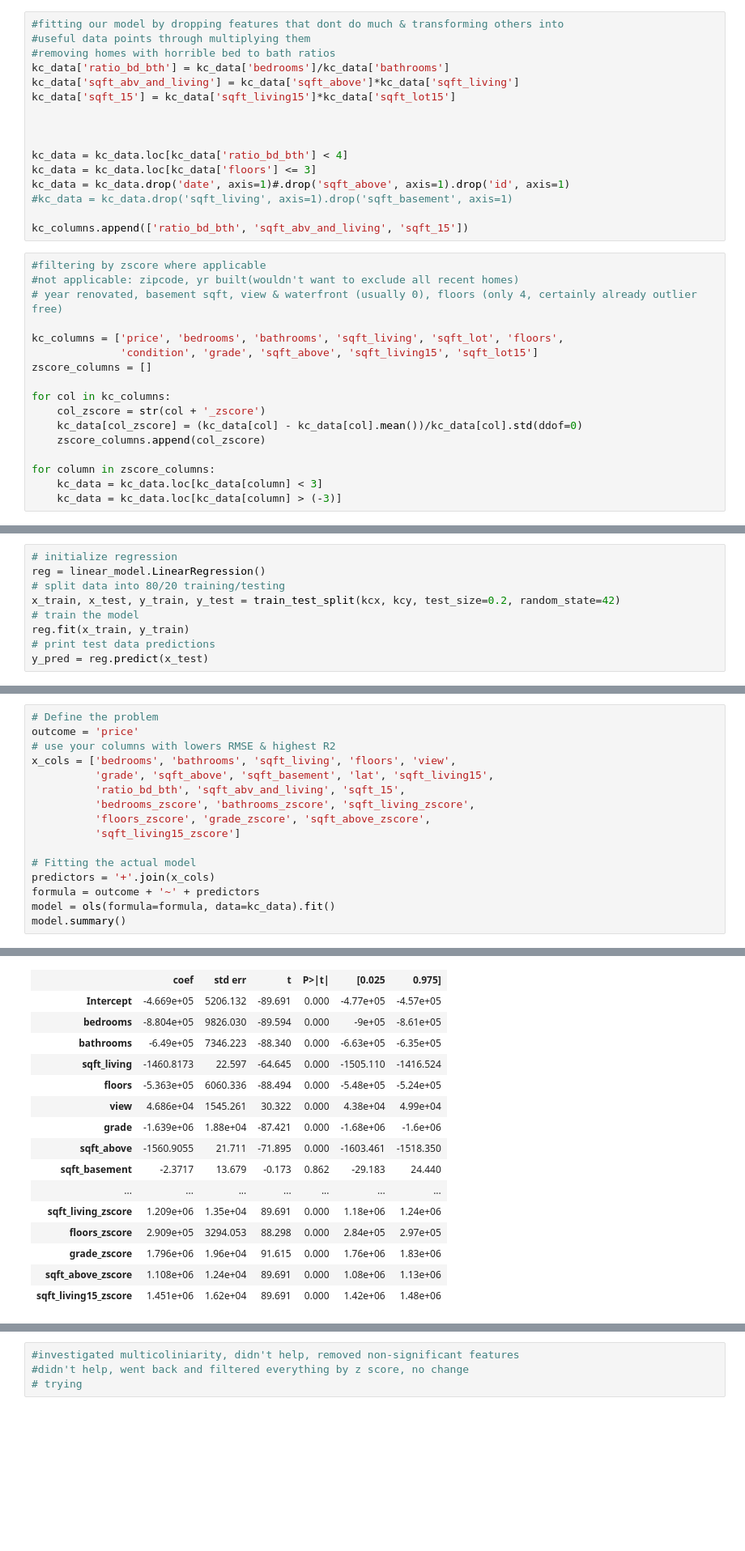
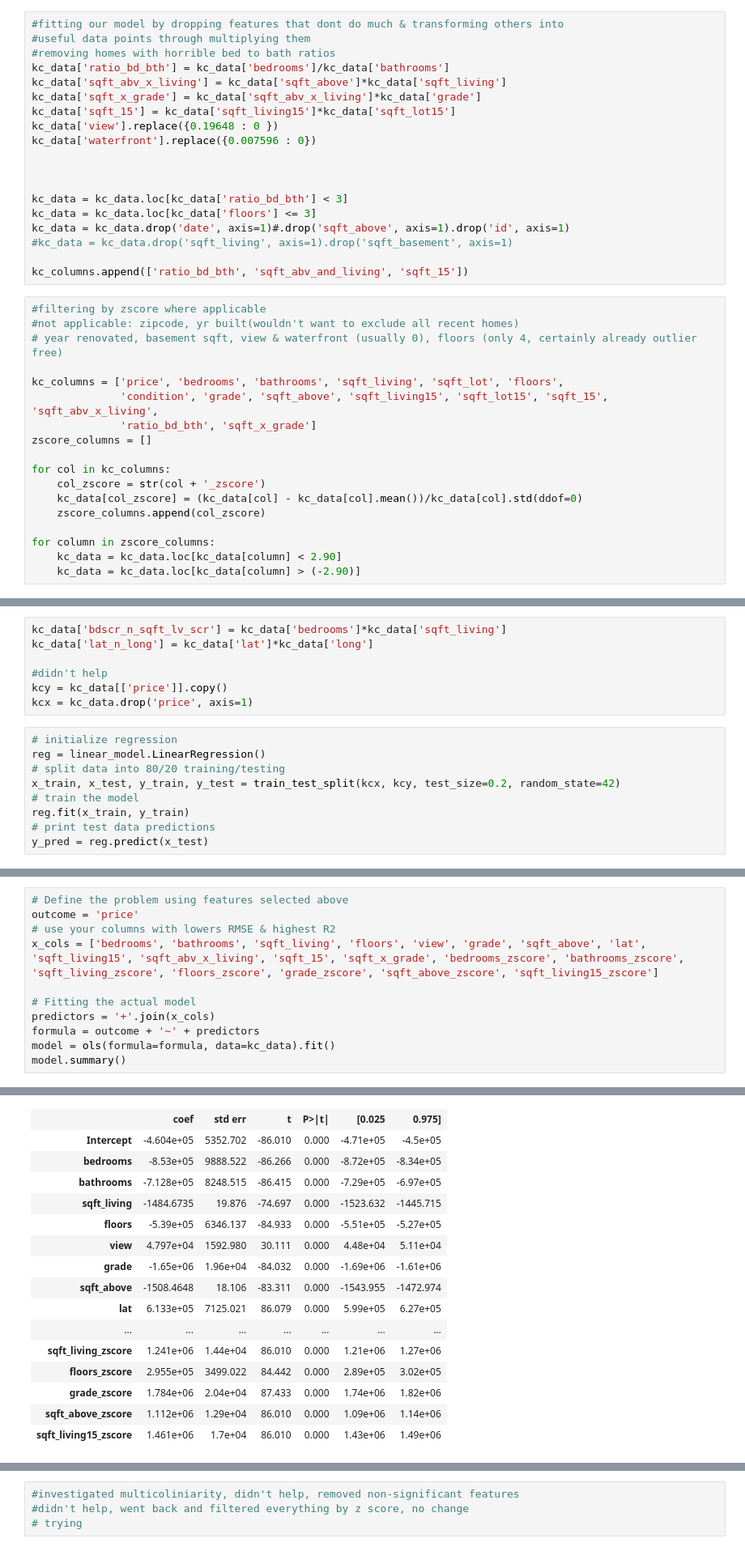
Before and after one commit to BlueViper8907/King-County-Housing-Regression, a Jupyter notebook: Modeling.ipynb, the cells around one changed output, grey strips where cells are left out. Shown at 81% size. Cells and saved outputs as stored; diff of their text form; blank space fills up the shorter version.

```diff
--- a/Modeling.ipynb
+++ b/Modeling.ipynb
@@ -43,12 +43,15 @@ kc_data = pd.read_csv('dsc-phase-2-project/data/Cleaned_Dataset.csv', parse_date
 #useful data points through multiplying them
 #removing homes with horrible bed to bath ratios
 kc_data['ratio_bd_bth'] = kc_data['bedrooms']/kc_data['bathrooms']
-kc_data['sqft_abv_and_living'] = kc_data['sqft_above']*kc_data['sqft_living']
+kc_data['sqft_abv_x_living'] = kc_data['sqft_above']*kc_data['sqft_living']
+kc_data['sqft_x_grade'] = kc_data['sqft_abv_x_living']*kc_data['grade']
 kc_data['sqft_15'] = kc_data['sqft_living15']*kc_data['sqft_lot15']
+kc_data['view'].replace({0.19648 : 0 })
+kc_data['waterfront'].replace({0.007596 : 0})
 
 
 
-kc_data = kc_data.loc[kc_data['ratio_bd_bth'] < 4]
+kc_data = kc_data.loc[kc_data['ratio_bd_bth'] < 3]
 kc_data = kc_data.loc[kc_data['floors'] <= 3]
 kc_data = kc_data.drop('date', axis=1)#.drop('sqft_above', axis=1).drop('id', axis=1)
 #kc_data = kc_data.drop('sqft_living', axis=1).drop('sqft_basement', axis=1)
@@ -60,7 +63,8 @@ kc_columns.append(['ratio_bd_bth', 'sqft_abv_and_living', 'sqft_15'])
 # year renovated, basement sqft, view & waterfront (usually 0), floors (only 4, certainly already outlier free)
 
 kc_columns = ['price', 'bedrooms', 'bathrooms', 'sqft_living', 'sqft_lot', 'floors',
-              'condition', 'grade', 'sqft_above', 'sqft_living15', 'sqft_lot15']
+              'condition', 'grade', 'sqft_above', 'sqft_living15', 'sqft_lot15', 'sqft_15', 'sqft_abv_x_living',
+              'ratio_bd_bth', 'sqft_x_grade']
 zscore_columns = []
 
 for col in kc_columns:
@@ -69,5 +73,5 @@ for col in kc_columns:
     zscore_columns.append(col_zscore)
 
 for column in zscore_columns:
-    kc_data = kc_data.loc[kc_data[column] < 3]
-    kc_data = kc_data.loc[kc_data[column] > (-3)]
+    kc_data = kc_data.loc[kc_data[column] < 2.90]
+    kc_data = kc_data.loc[kc_data[column] > (-2.90)]
@@ -77,3 +78,10 @@ kcy = kc_data.drop('price', axis=1)
+# %%
+kc_data['bdscr_n_sqft_lv_scr'] = kc_data['bedrooms']*kc_data['sqft_living']
+kc_data['lat_n_long'] = kc_data['lat']*kc_data['long']
+
+#didn't help
+kcy = kc_data[['price']].copy()
+kcx = kc_data.drop('price', axis=1)
 # %%
 # initialize regression
 reg = linear_model.LinearRegression()
@@ -127,13 +133,8 @@ dtype: float64
 # %%
-# Define the problem
+# Define the problem using features selected above
 outcome = 'price'
 # use your columns with lowers RMSE & highest R2
-x_cols = ['bedrooms', 'bathrooms', 'sqft_living', 'floors', 'view',
-          'grade', 'sqft_above', 'sqft_basement', 'lat', 'sqft_living15',
-          'ratio_bd_bth', 'sqft_abv_and_living', 'sqft_15',
-          'bedrooms_zscore', 'bathrooms_zscore', 'sqft_living_zscore',
-          'floors_zscore', 'grade_zscore', 'sqft_above_zscore',
-          'sqft_living15_zscore']
+x_cols = ['bedrooms', 'bathrooms', 'sqft_living', 'floors', 'view', 'grade', 'sqft_above', 'lat', 'sqft_living15', 'sqft_abv_x_living', 'sqft_15', 'sqft_x_grade', 'bedrooms_zscore', 'bathrooms_zscore', 'sqft_living_zscore', 'floors_zscore', 'grade_zscore', 'sqft_above_zscore', 'sqft_living15_zscore']
 
 # Fitting the actual model
 predictors = '+'.join(x_cols)
@@ -153,17 +154,17 @@ OLS Regression Results
 | Covariance Type: | nonrobust |  |  |
 |  | coef | std err | t | P>|t| | [0.025 | 0.975] |
-| Intercept | -4.669e+05 | 5206.132 | -89.691 | 0.000 | -4.77e+05 | -4.57e+05 |
-| bedrooms | -8.804e+05 | 9826.030 | -89.594 | 0.000 | -9e+05 | -8.61e+05 |
-| bathrooms | -6.49e+05 | 7346.223 | -88.340 | 0.000 | -6.63e+05 | -6.35e+05 |
-| sqft_living | -1460.8173 | 22.597 | -64.645 | 0.000 | -1505.110 | -1416.524 |
-| floors | -5.363e+05 | 6060.336 | -88.494 | 0.000 | -5.48e+05 | -5.24e+05 |
-| view | 4.686e+04 | 1545.261 | 30.322 | 0.000 | 4.38e+04 | 4.99e+04 |
-| grade | -1.639e+06 | 1.88e+04 | -87.421 | 0.000 | -1.68e+06 | -1.6e+06 |
-| sqft_above | -1560.9055 | 21.711 | -71.895 | 0.000 | -1603.461 | -1518.350 |
-| sqft_basement | -2.3717 | 13.679 | -0.173 | 0.862 | -29.183 | 24.440 |
+| Intercept | -4.604e+05 | 5352.702 | -86.010 | 0.000 | -4.71e+05 | -4.5e+05 |
+| bedrooms | -8.53e+05 | 9888.522 | -86.266 | 0.000 | -8.72e+05 | -8.34e+05 |
+| bathrooms | -7.128e+05 | 8248.515 | -86.415 | 0.000 | -7.29e+05 | -6.97e+05 |
+| sqft_living | -1484.6735 | 19.876 | -74.697 | 0.000 | -1523.632 | -1445.715 |
+| floors | -5.39e+05 | 6346.137 | -84.933 | 0.000 | -5.51e+05 | -5.27e+05 |
+| view | 4.797e+04 | 1592.980 | 30.111 | 0.000 | 4.48e+04 | 5.11e+04 |
+| grade | -1.65e+06 | 1.96e+04 | -84.032 | 0.000 | -1.69e+06 | -1.61e+06 |
+| sqft_above | -1508.4648 | 18.106 | -83.311 | 0.000 | -1543.955 | -1472.974 |
+| lat | 6.133e+05 | 7125.021 | 86.079 | 0.000 | 5.99e+05 | 6.27e+05 |
 | ... | ... | ... | ... | ... | ... | ... |
-| sqft_living_zscore | 1.209e+06 | 1.35e+04 | 89.691 | 0.000 | 1.18e+06 | 1.24e+06 |
-| floors_zscore | 2.909e+05 | 3294.053 | 88.298 | 0.000 | 2.84e+05 | 2.97e+05 |
-| grade_zscore | 1.796e+06 | 1.96e+04 | 91.615 | 0.000 | 1.76e+06 | 1.83e+06 |
-| sqft_above_zscore | 1.108e+06 | 1.24e+04 | 89.691 | 0.000 | 1.08e+06 | 1.13e+06 |
-| sqft_living15_zscore | 1.451e+06 | 1.62e+04 | 89.691 | 0.000 | 1.42e+06 | 1.48e+06 |
+| sqft_living_zscore | 1.241e+06 | 1.44e+04 | 86.010 | 0.000 | 1.21e+06 | 1.27e+06 |
+| floors_zscore | 2.955e+05 | 3499.022 | 84.442 | 0.000 | 2.89e+05 | 3.02e+05 |
+| grade_zscore | 1.784e+06 | 2.04e+04 | 87.433 | 0.000 | 1.74e+06 | 1.82e+06 |
+| sqft_above_zscore | 1.112e+06 | 1.29e+04 | 86.010 | 0.000 | 1.09e+06 | 1.14e+06 |
+| sqft_living15_zscore | 1.461e+06 | 1.7e+04 | 86.010 | 0.000 | 1.43e+06 | 1.49e+06 |
```
Also changed, not shown: parts of 24 cells of this notebook, 6 other files.
